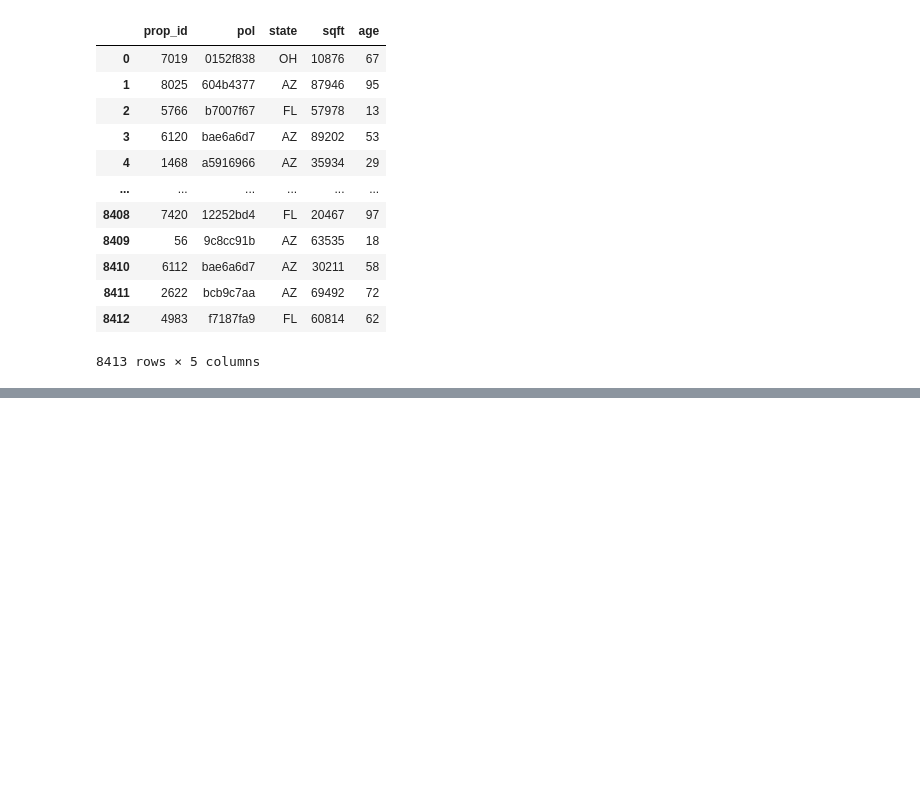
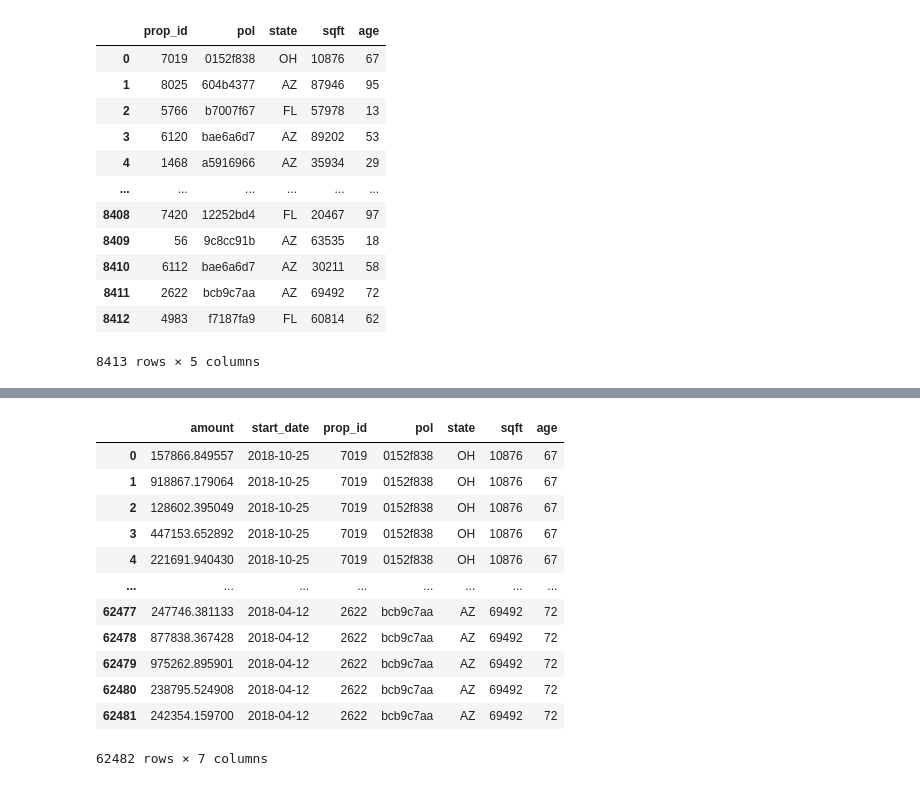
Before and after one commit to AishwaryaGopal12/Chubb-Assignment, a Jupyter notebook: Initial-exploration.ipynb, the cells around one changed output, grey strips where cells are left out. Cells and saved outputs as stored; diff of their text form; code cells hidden in the pictures; blank space fills up the shorter version.

```diff
--- a/Initial-exploration.ipynb
+++ b/Initial-exploration.ipynb
@@ -103,2 +123,4 @@ memory usage: 41.4+ KB
 # %%
 properties = pd.read_csv("properties.csv")
+# %%
+claims_cleandate.dropna(inplace = True)
@@ -120,0 +214,16 @@ properties
+# %%
+result
+# %% [output]
+|  | amount | start_date | prop_id | pol | state | sqft | age |
+| 0 | 157866.849557 | 2018-10-25 | 7019 | 0152f838 | OH | 10876 | 67 |
+| 1 | 918867.179064 | 2018-10-25 | 7019 | 0152f838 | OH | 10876 | 67 |
+| 2 | 128602.395049 | 2018-10-25 | 7019 | 0152f838 | OH | 10876 | 67 |
+| 3 | 447153.652892 | 2018-10-25 | 7019 | 0152f838 | OH | 10876 | 67 |
+| 4 | 221691.940430 | 2018-10-25 | 7019 | 0152f838 | OH | 10876 | 67 |
+| ... | ... | ... | ... | ... | ... | ... | ... |
+| 62477 | 247746.381133 | 2018-04-12 | 2622 | bcb9c7aa | AZ | 69492 | 72 |
+| 62478 | 877838.367428 | 2018-04-12 | 2622 | bcb9c7aa | AZ | 69492 | 72 |
+| 62479 | 975262.895901 | 2018-04-12 | 2622 | bcb9c7aa | AZ | 69492 | 72 |
+| 62480 | 238795.524908 | 2018-04-12 | 2622 | bcb9c7aa | AZ | 69492 | 72 |
+| 62481 | 242354.159700 | 2018-04-12 | 2622 | bcb9c7aa | AZ | 69492 | 72 |
+62482 rows × 7 columns
```
Also changed, not shown: parts of 15 cells of this notebook.
